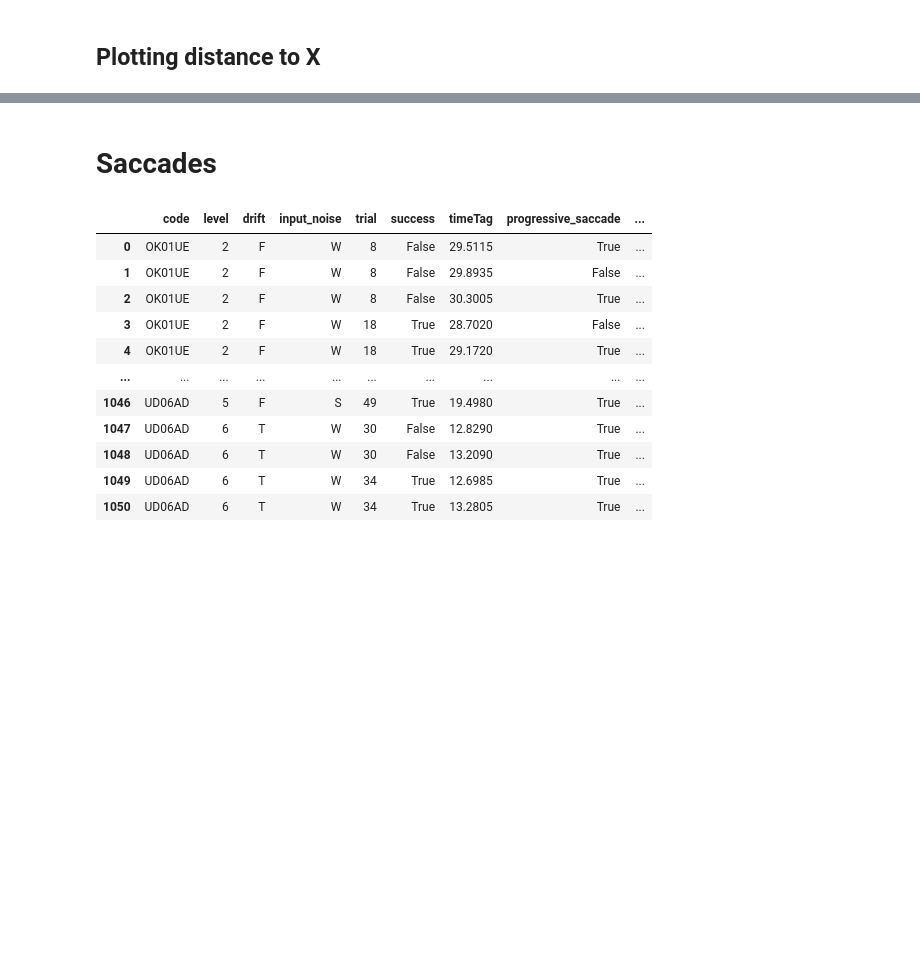
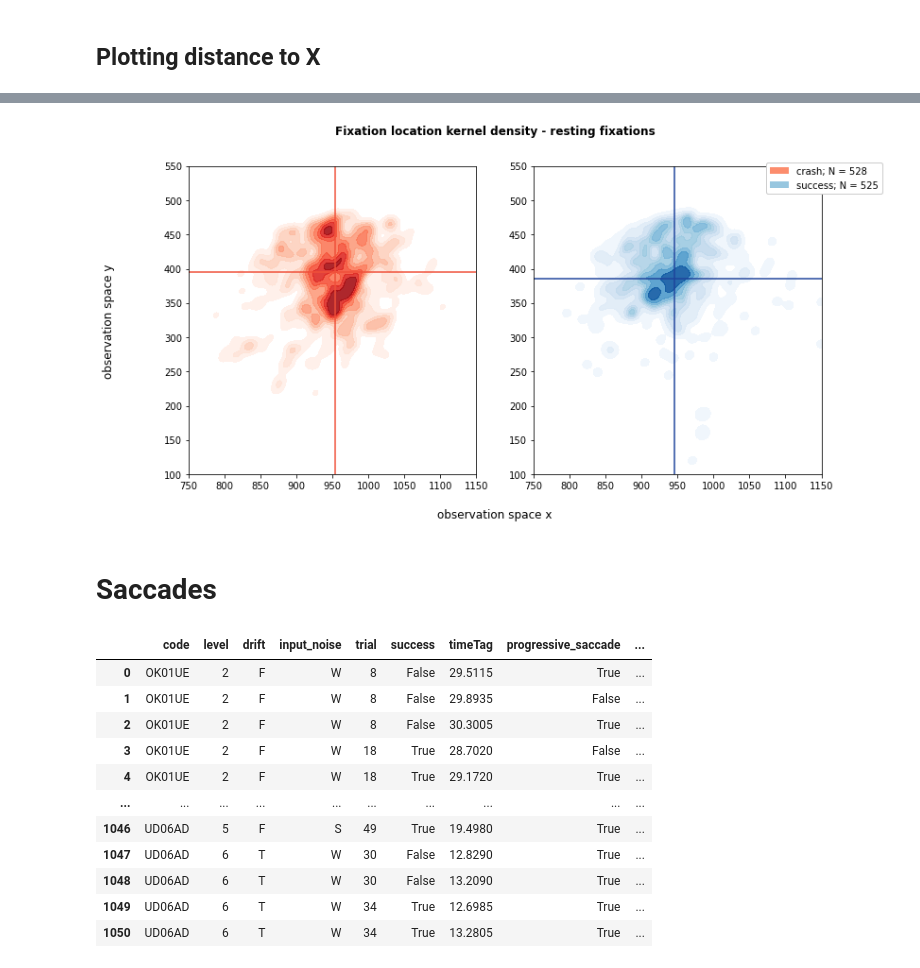
Before and after one commit to nilsheinrich/eye_movement_analysis_moonlander, a Jupyter notebook: plotting_crash_vs_success.ipynb, the cells around one changed output, grey strips where cells are left out. Cells and saved outputs as stored; diff of their text form; code cells hidden in the pictures; blank space fills up the shorter version.

```diff
--- a/plotting_crash_vs_success.ipynb
+++ b/plotting_crash_vs_success.ipynb
@@ -273,3 +283,6 @@ plot_distance_to_(eye_data, target_fixations="explore", dist="gauss", crash_inte
 #eye_data.distClosestObstacle_fix_explore = eye_data.apply(lambda x: pixel_to_degree(x.distClosestObstacle_fix_explore), axis=1)
 
 #eye_data.to_csv('eye_data/situational_analysis_data/situational_fixations_data.csv', sep=',')
+# %%
+eye_data = pd.read_csv("eye_data/situational_analysis_data/situational_fixations_data.csv", index_col=False)
+eye_data
@@ -276,3 +404,10 @@ plot_distance_to_(eye_data, target_fixations="explore", dist="gauss", crash_inte
+# %%
+eye_data = pd.read_csv("eye_data/situational_analysis_data/situational_fixation_location_df.csv", index_col=False)
+
+plot_fixation_location(eye_data=eye_data, target_fixations="rest", safe_plot=False,
+                       path_to_save_folder=f"{os.getcwd()}/plots/plot_distance_to_x_crash_vs_success/")
+# %% [output]
+[figure, added]
 # %% [markdown]
 # Saccades
 # %%
```
Also changed, not shown: parts of 10 cells of this notebook, 2 other files.
